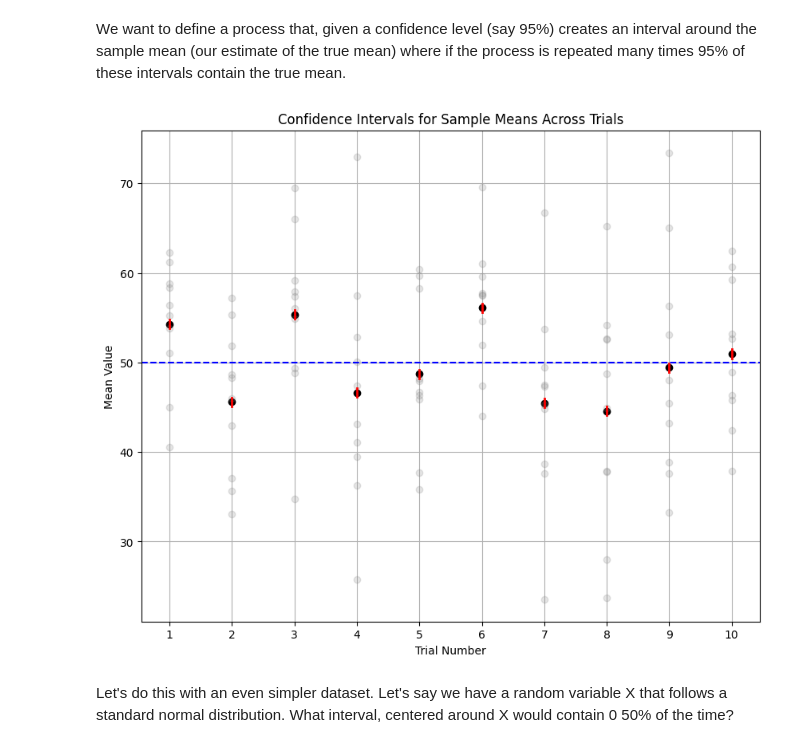
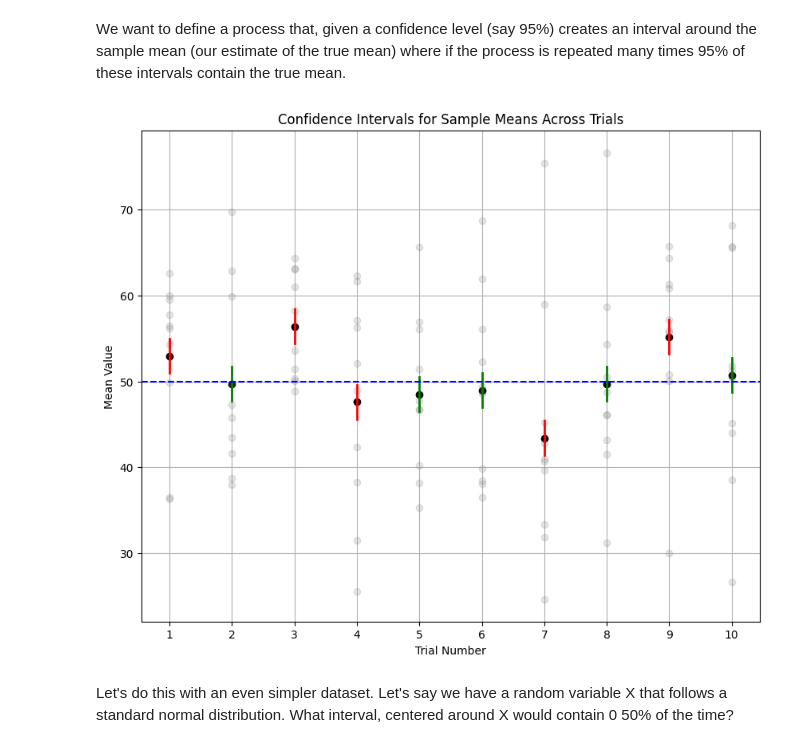
Before and after one commit to gallettilance/CS506-Fall2024, a Jupyter notebook: lecture_16/worksheet_16.ipynb, the cells around one changed output. Saved outputs shown, nothing was run; the diff lists cells and outputs as text; code cells hidden in the pictures.

```diff
--- a/lecture_16/worksheet_16.ipynb
+++ b/lecture_16/worksheet_16.ipynb
@@ -18,12 +18,12 @@ TRIALS = 10000
 
 mean_hist = []
 for _ in range(TRIALS):
-    sample_ages = 50 + np.random.randn(SAMPLE_SIZE) * 10
+    sample_ages = 50 + np.random.randn(SAMPLE_SIZE) * true_stdev_age
     mean_hist.append(np.mean(sample_ages))
 
 xs = np.linspace(45,55,100)
 fig, ax = plt.subplots()
 ax.hist(mean_hist, bins=100, density=True)
-# ax.plot(xs, norm.pdf(xs, 50, ...), color='red')
+ax.plot(xs, norm.pdf(xs, true_mean_age, true_stdev_age / (SAMPLE_SIZE ** 0.5)), color='red')
 plt.show()
 # %% [output]
@@ -33,32 +33,37 @@ We want to define a process that, given a confidence level (say 95%) creates an
 # %%
 SAMPLE_SIZE = 10
 CONFIDENCE_LEVEL = .5
+spread = 1
+
+def confidence_width(conf_level, sample_size, spread):
+    return conf_level * 4
+
 plt.figure(figsize=(10, 8))
 
 for i in range(10):
     sample_ages = true_mean_age + np.random.randn(SAMPLE_SIZE) * true_stdev_age
     sample_mean = np.mean(sample_ages)
 
-    ci_lower = sample_mean - CONFIDENCE_LEVEL
-    ci_upper = sample_mean + CONFIDENCE_LEVEL
+    ci_lower = sample_mean - CONFIDENCE_LEVEL * 2
+    ci_upper = sample_mean + CONFIDENCE_LEVEL * 2
 
     contains_true_mean = ci_lower <= true_mean_age <= ci_upper
     ci_color = 'green' if contains_true_mean else 'red'
 
     plt.plot(i + 1, sample_mean, 'o', color='black')
     plt.plot(np.ones_like(sample_ages) + i, sample_ages, 'o', color='grey', alpha=.2)
     plt.plot([i + 1, i + 1], [ci_lower, ci_upper], color=ci_color, linewidth=2)
 
 plt.axhline(y=true_mean_age, color='blue', linestyle='--', label='True Mean')
 
 plt.xticks(range(1, 10 + 1))
 plt.xlabel("Trial Number")
 plt.ylabel("Mean Value")
 plt.title("Confidence Intervals for Sample Means Across Trials")
 plt.grid(True)
 plt.show()
 # %% [output]
-[figure, old version]
+[figure, new version]
 # %% [markdown]
 Let's do this with an even simpler dataset. Let's say we have a random variable X that follows a standard normal distribution. What interval, centered around X would contain 0 50% of the time?
 # %%
```
Also changed, not shown: parts of 3 cells of this notebook, 1 other file.
